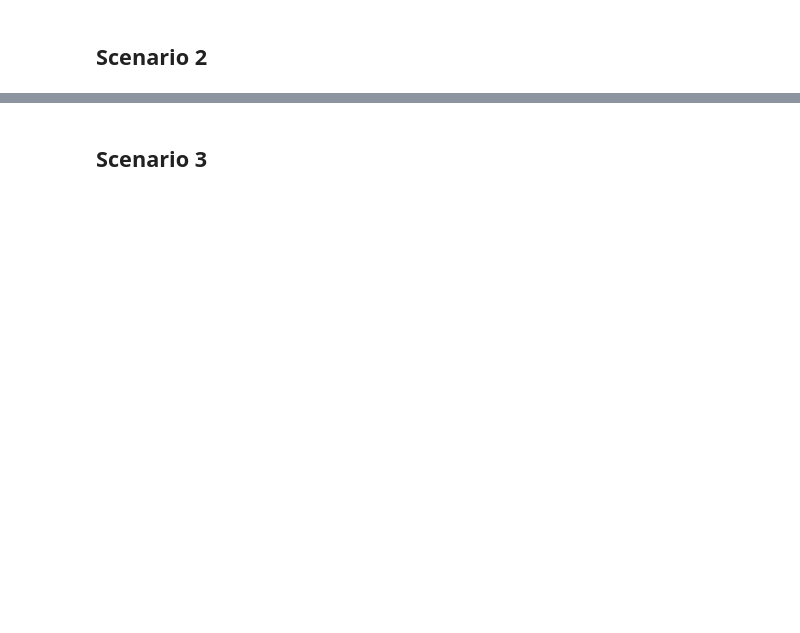
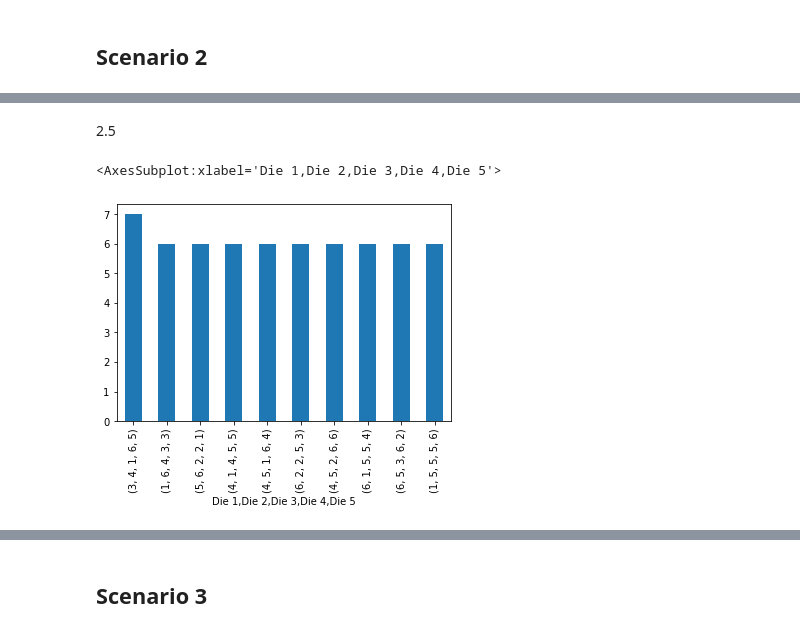
Before and after one commit to Sonimon123/MonteCarlo, a Jupyter notebook: FinalProject.ipynb, the cells around one changed output, grey strips where cells are left out. Cells and saved outputs as stored; diff of their text form; code cells hidden in the pictures; blank space fills up the shorter version.

```diff
--- a/FinalProject.ipynb
+++ b/FinalProject.ipynb
@@ -36,0 +351,8 @@ These should have appropriate import statements even though the code is now in t
+# %%
+dArray = np.array([1,2,3,4,5,6])
+
+fd1 = MonteCarlo.Die(dArray)
+ud1 = MonteCarlo.Die(dArray)
+ud1.setWeight(6, 5)
+ud2 = MonteCarlo.Die(dArray)
+ud2.setWeight(1, 5)
@@ -36,0 +429,7 @@ These should have appropriate import statements even though the code is now in t
+# %% [markdown]
+2.5
+# %%
+analyzer1.combo()[:10].plot.bar()
+# %% [output]
+<AxesSubplot:xlabel='Die 1,Die 2,Die 3,Die 4,Die 5'>
+[figure, added]
```
Also changed, not shown: parts of 49 cells of this notebook, 2 other files.
